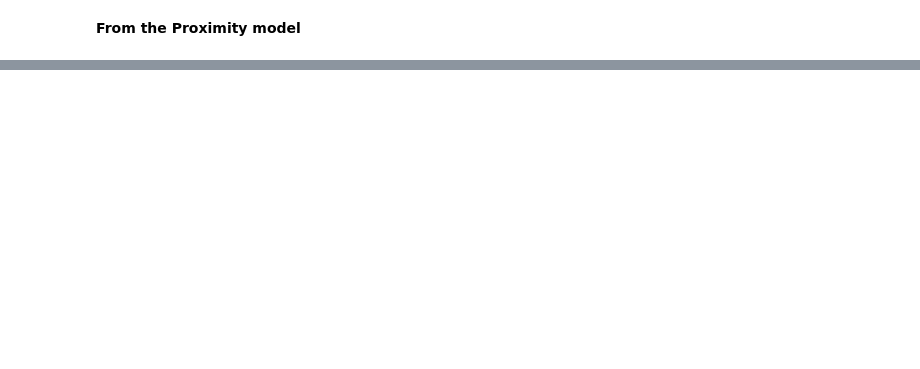
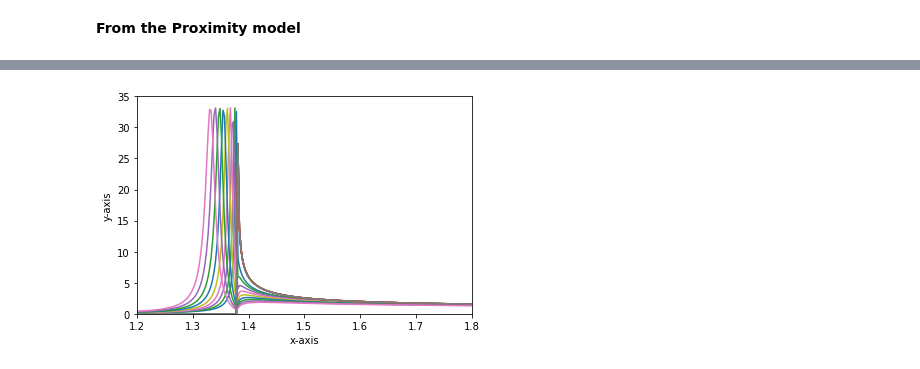
Before and after one commit to jasmineA20/Avocodo, a Jupyter notebook: SIS.ipynb, the cells around one changed output, grey strips where cells are left out. Saved outputs shown, nothing was run; the diff lists cells and outputs as text; code cells hidden in the pictures; blank space fills up the shorter version.

```diff
--- a/SIS.ipynb
+++ b/SIS.ipynb
@@ -155,0 +186,15 @@ plt.tick_params(axis='x',pad=10)
+# %%
+# colormap
+cmap = plt.get_cmap('jet', 2)
+
+fig, ax = plt.subplots()
+ax.axis([1.2,1.8,ymin,35])
+for i in range(0,9):
+    ax.plot(vr,sigma(eval,dl,R[i]))
+    ax.plot(vr,N(eval,delta),label='BCS')
+plt.xlabel('x-axis')
+plt.ylabel('y-axis')
+
+plt.show()
+# %% [output]
+[figure, added]
```
Also changed, not shown: parts of 22 cells of this notebook.
